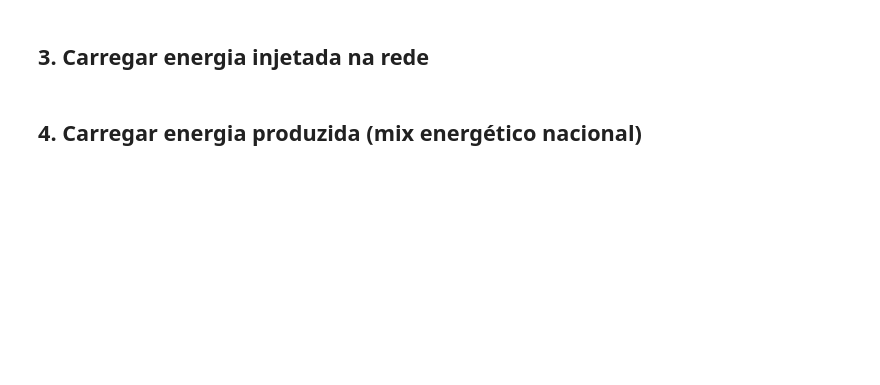
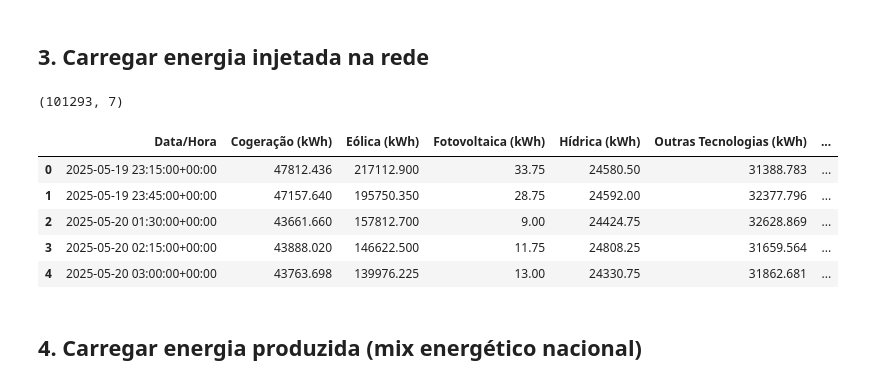
Before and after one commit to AndreiaHenrique/Previs-o_Energia_Sines, a Jupyter notebook: 01_EDA_Sines.ipynb, the cells around one changed output. Saved outputs shown, nothing was run; the diff lists cells and outputs as text; code cells hidden in the pictures; blank space fills up the shorter version.

```diff
--- a/01_EDA_Sines.ipynb
+++ b/01_EDA_Sines.ipynb
@@ -121,9 +184,20 @@ df_consumo.head()
 # %%
 df_injetada = pd.read_excel(os.path.join(DATA_DIR, "energia-injetada-na-rede-de-distribuicao.xlsx"))
 df_injetada = df_injetada.drop(columns=["Dia", "Mês", "Ano", "Data", "Hora"], errors="ignore")
-df_injetada["Data/Hora"] = pd.to_datetime(df_injetada["Data/Hora"], errors="coerce")
+
+# Adicione o utc=True aqui para prevenir problemas!
+df_injetada["Data/Hora"] = pd.to_datetime(df_injetada["Data/Hora"], errors="coerce", utc=True)
+
 print(df_injetada.shape)
 df_injetada.head()
+# %% [output]
+(101293, 7)
+|  | Data/Hora | Cogeração (kWh) | Eólica (kWh) | Fotovoltaica (kWh) | Hídrica (kWh) | Outras Tecnologias (kWh) | ... |
+| 0 | 2025-05-19 23:15:00+00:00 | 47812.436 | 217112.900 | 33.75 | 24580.50 | 31388.783 | ... |
+| 1 | 2025-05-19 23:45:00+00:00 | 47157.640 | 195750.350 | 28.75 | 24592.00 | 32377.796 | ... |
+| 2 | 2025-05-20 01:30:00+00:00 | 43661.660 | 157812.700 | 9.00 | 24424.75 | 32628.869 | ... |
+| 3 | 2025-05-20 02:15:00+00:00 | 43888.020 | 146622.500 | 11.75 | 24808.25 | 31659.564 | ... |
+| 4 | 2025-05-20 03:00:00+00:00 | 43763.698 | 139976.225 | 13.00 | 24330.75 | 31862.681 | ... |
 # %% [markdown]
 ## 4. Carregar energia produzida (mix energético nacional)
 # %%
```
Also changed, not shown: parts of 22 cells of this notebook, 3 other files.
